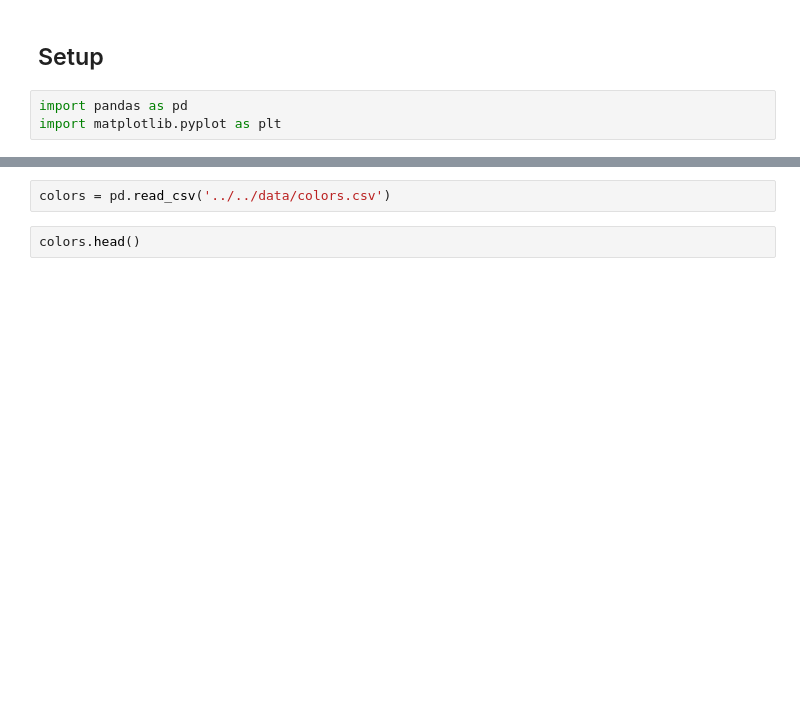
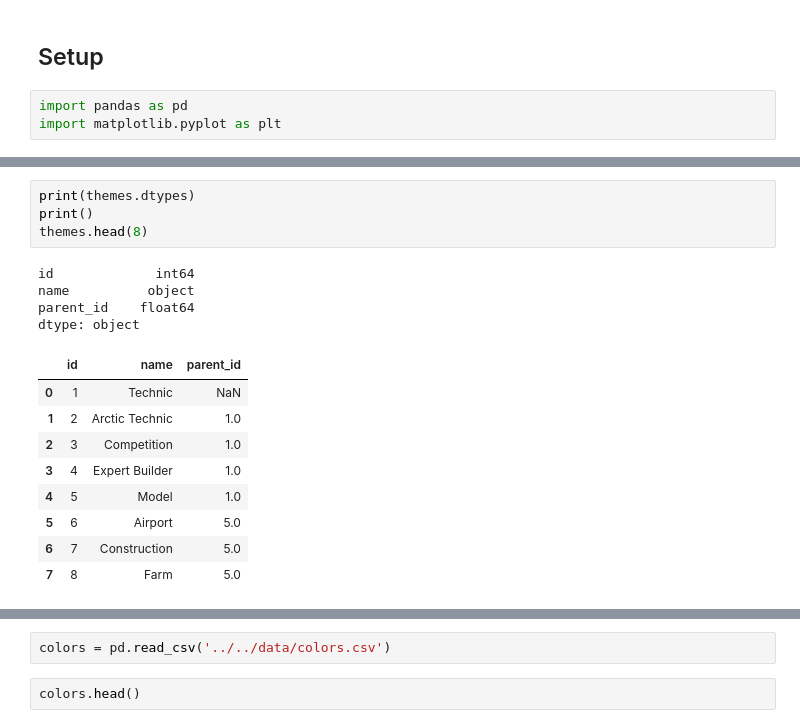
Before and after one commit to xavier-oc-programming/lego-dataset-analysis, a Jupyter notebook: notebooks/analysis/lego_analysis.ipynb, the cells around one changed output, grey strips where cells are left out. Drawn from its saved outputs; the diff is of its cells as text; blank space fills up the shorter version.

```diff
--- a/notebooks/analysis/lego_analysis.ipynb
+++ b/notebooks/analysis/lego_analysis.ipynb
@@ -22,0 +157,18 @@ Transparent colours are not just aesthetic variants of existing bricks. They ser
+# %%
+print(themes.dtypes)
+print()
+themes.head(8)
+# %% [output]
+id             int64
+name          object
+parent_id    float64
+dtype: object
+|  | id | name | parent_id |
+| 0 | 1 | Technic | NaN |
+| 1 | 2 | Arctic Technic | 1.0 |
+| 2 | 3 | Competition | 1.0 |
+| 3 | 4 | Expert Builder | 1.0 |
+| 4 | 5 | Model | 1.0 |
+| 5 | 6 | Airport | 5.0 |
+| 6 | 7 | Construction | 5.0 |
+| 7 | 8 | Farm | 5.0 |
```
Also changed, not shown: parts of 49 cells of this notebook, 5 other files.
